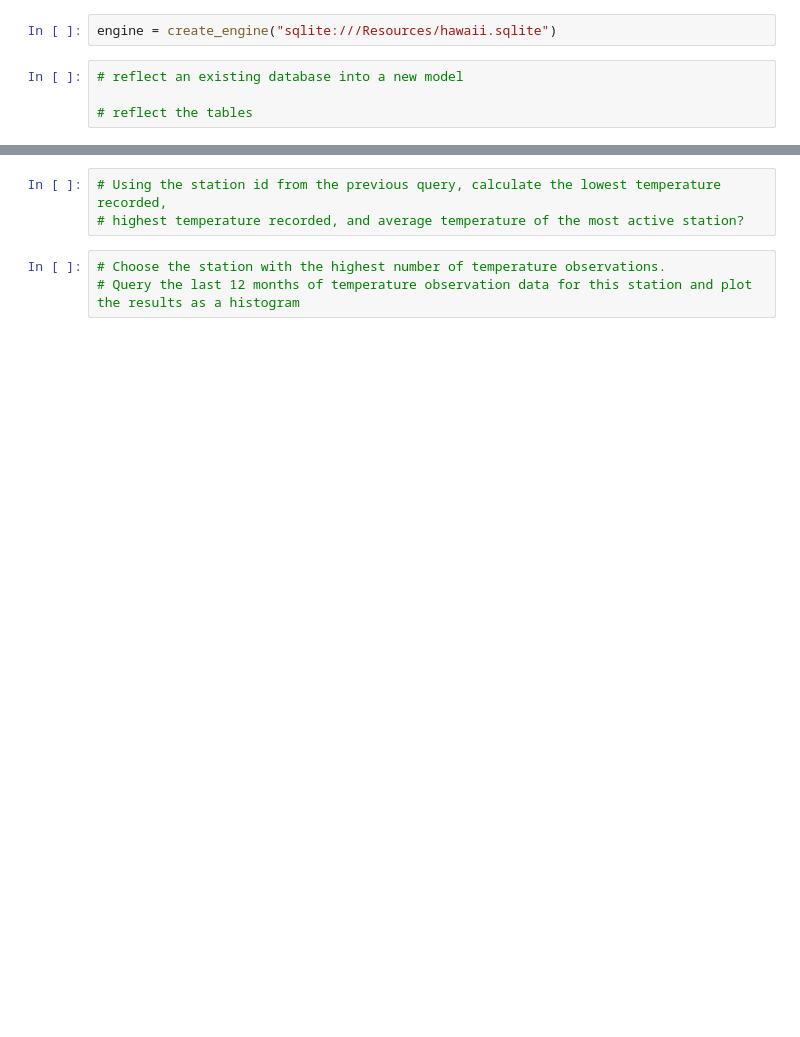
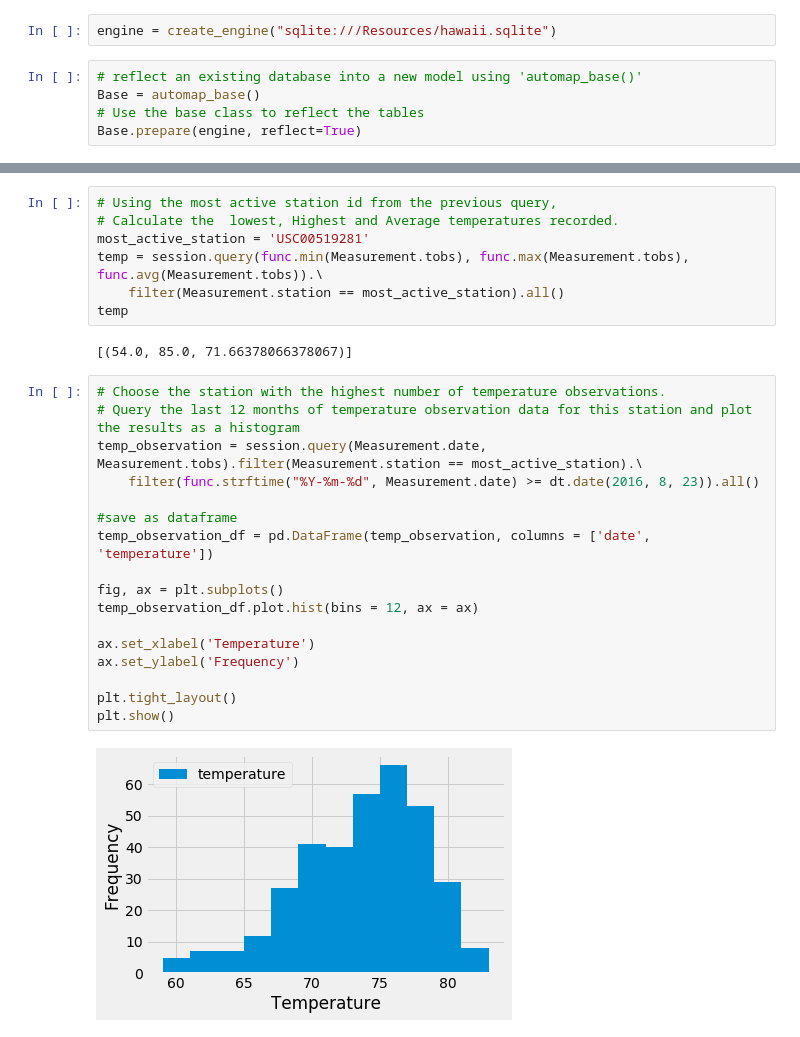
Before and after one commit to AmosJAMcLovin/sqlalchemy-challenge, a Jupyter notebook: climate_app.ipynb, the cells around one changed output, grey strips where cells are left out. Drawn from its saved outputs; the diff is of its cells as text; blank space fills up the shorter version.

```diff
--- a/climate_app.ipynb
+++ b/climate_app.ipynb
@@ -16,7 +19,8 @@ from sqlalchemy import create_engine, func
 # %%
 engine = create_engine("sqlite:///Resources/hawaii.sqlite")
 # %%
-# reflect an existing database into a new model
-
-# reflect the tables
+# reflect an existing database into a new model using 'automap_base()'
+Base = automap_base()
+# Use the base class to reflect the tables
+Base.prepare(engine, reflect=True)
 # %%
@@ -47,6 +119,28 @@ engine = create_engine("sqlite:///Resources/hawaii.sqlite")
-# %%
-# Using the station id from the previous query, calculate the lowest temperature recorded,
-# highest temperature recorded, and average temperature of the most active station?
+# %%
+# Using the most active station id from the previous query,
+# Calculate the  lowest, Highest and Average temperatures recorded.
+most_active_station = 'USC00519281'
+temp = session.query(func.min(Measurement.tobs), func.max(Measurement.tobs), func.avg(Measurement.tobs)).\
+    filter(Measurement.station == most_active_station).all()
+temp
+# %% [output]
+[(54.0, 85.0, 71.66378066378067)]
 # %%
 # Choose the station with the highest number of temperature observations.
 # Query the last 12 months of temperature observation data for this station and plot the results as a histogram
+temp_observation = session.query(Measurement.date, Measurement.tobs).filter(Measurement.station == most_active_station).\
+    filter(func.strftime("%Y-%m-%d", Measurement.date) >= dt.date(2016, 8, 23)).all()
+
+#save as dataframe
+temp_observation_df = pd.DataFrame(temp_observation, columns = ['date', 'temperature'])
+
+fig, ax = plt.subplots()
+temp_observation_df.plot.hist(bins = 12, ax = ax)
+
+ax.set_xlabel('Temperature')
+ax.set_ylabel('Frequency')
+
+plt.tight_layout()
+plt.show()
+# %% [output]
+[figure, added]
```
Also changed, not shown: parts of 13 cells of this notebook.
